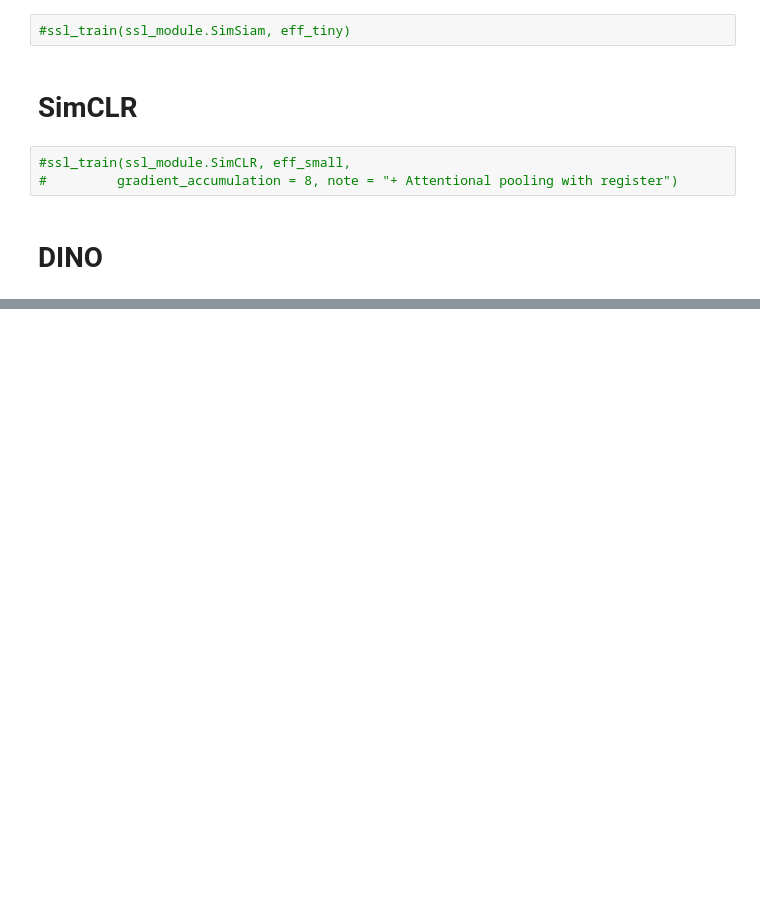
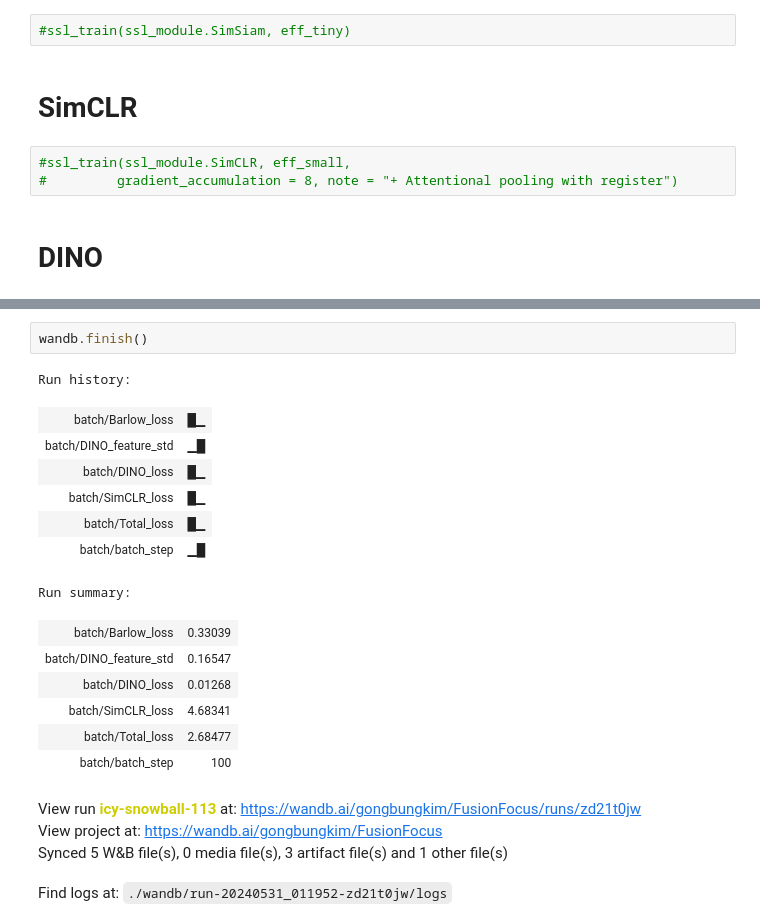
Before and after one commit to kimhs950627/medical_ai_showoff, a Jupyter notebook: portfolio-ssl-pretraining-for-the-urgent-rad.ipynb, the cells around one changed output, grey strips where cells are left out. Cells and saved outputs as stored; diff of their text form; blank space fills up the shorter version.

```diff
--- a/portfolio-ssl-pretraining-for-the-urgent-rad.ipynb
+++ b/portfolio-ssl-pretraining-for-the-urgent-rad.ipynb
@@ -744,0 +753,21 @@ View project at https://wandb.ai/gongbungkim/FusionFocus
+# %%
+wandb.finish()
+# %% [output]
+Run history:
+| batch/Barlow_loss | █▁ |
+| batch/DINO_feature_std | ▁█ |
+| batch/DINO_loss | █▁ |
+| batch/SimCLR_loss | █▁ |
+| batch/Total_loss | █▁ |
+| batch/batch_step | ▁█ |
+Run summary:
+| batch/Barlow_loss | 0.33039 |
+| batch/DINO_feature_std | 0.16547 |
+| batch/DINO_loss | 0.01268 |
+| batch/SimCLR_loss | 4.68341 |
+| batch/Total_loss | 2.68477 |
+| batch/batch_step | 100 |
+View run icy-snowball-113 at: https://wandb.ai/gongbungkim/FusionFocus/runs/zd21t0jw
+View project at: https://wandb.ai/gongbungkim/FusionFocus
+Synced 5 W&B file(s), 0 media file(s), 3 artifact file(s) and 1 other file(s)
+Find logs at: ./wandb/run-20240531_011952-zd21t0jw/logs
```
Also changed, not shown: parts of 8 cells of this notebook.
